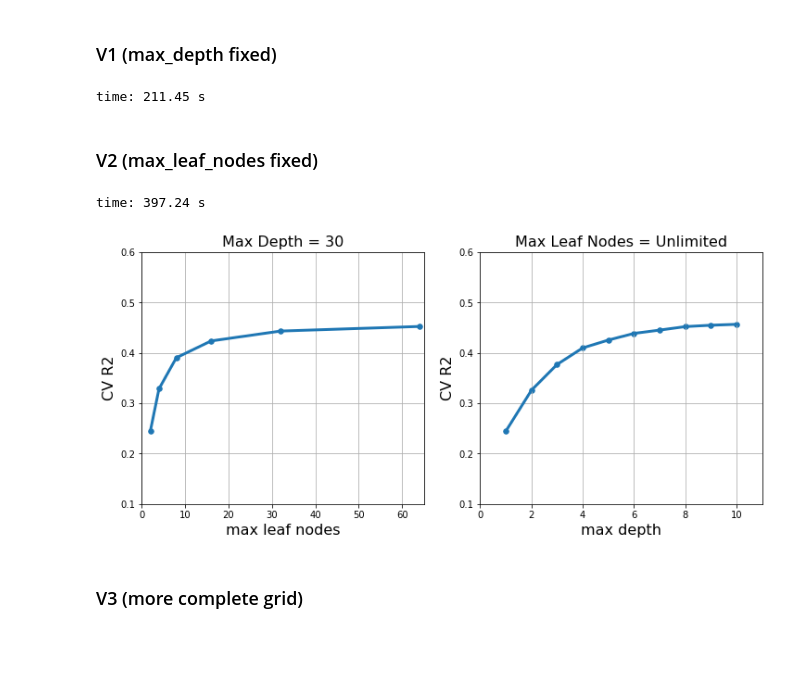
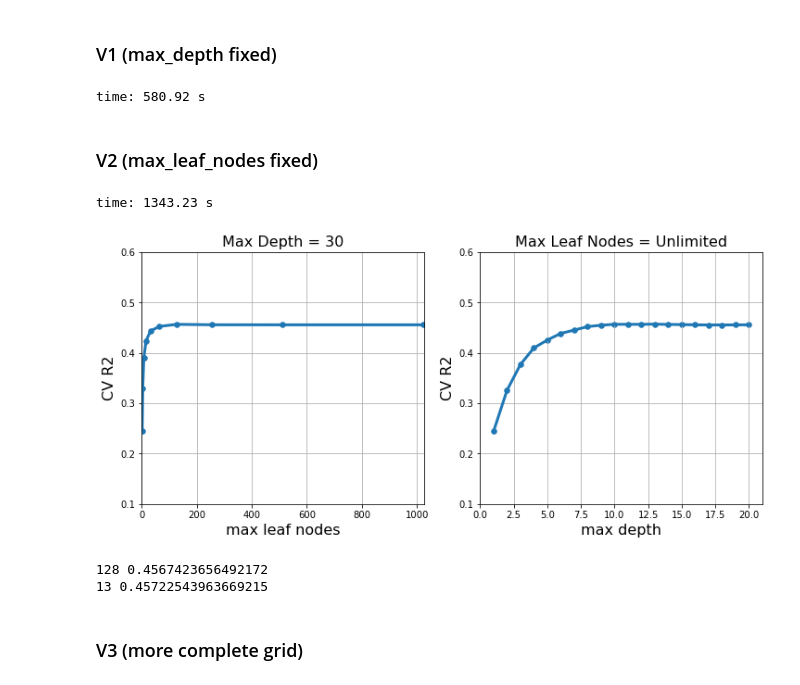
Before and after one commit to paulgrigas/IEOR-142-242-Python-Project, a Jupyter notebook: Lab 5/New_Lab5_v1.ipynb, the cells around one changed output. Cells and saved outputs as stored; diff of their text form; code cells hidden in the pictures; blank space fills up the shorter version.

Commit message:
New plots GBR CV V1 and V2
update logspace and linspace max_depth and max_leaf_nodes

```diff
--- a/Lab 5/New_Lab5_v1.ipynb
+++ b/Lab 5/New_Lab5_v1.ipynb
@@ -253,7 +253,7 @@ OSR2: 0.42805
 ### V1 (max_depth fixed)
 # %%
 grid_values = {'max_depth': [30],
-               'max_leaf_nodes': np.logspace(1, 6, 6, base=2, dtype='int32'), # NEXT: np.logspace(1, 10, 10, base=2, dtype='int32'),
+               'max_leaf_nodes': np.logspace(1, 10, 10, base=2, dtype='int32'), # BEFORE: np.logspace(1, 6, 6, base=2, dtype='int32'),
                'min_samples_leaf': [10],
                'n_estimators': [1000],
                'learning_rate': [0.001],
@@ -268,11 +268,11 @@ gbr_cv1.fit(X_train, y_train)
 toc = time.time()
 print('time:', round(toc-tic, 2),'s')
 # %% [output]
-time: 211.45 s
+time: 580.92 s
 # %% [markdown]
 ### V2 (max_leaf_nodes fixed)
 # %%
-grid_values = {'max_depth': np.linspace(1, 10, 10, dtype='int32'), # NEXT: np.linspace(1, 20, 20, dtype='int32'),
+grid_values = {'max_depth': np.linspace(1, 20, 20, dtype='int32'), # BEFORE: np.linspace(1, 10, 10, dtype='int32'),
                'max_leaf_nodes': [None],
                'min_samples_leaf': [10],
                'n_estimators': [1000],
@@ -288,40 +288,46 @@ gbr_cv2.fit(X_train, y_train)
 toc = time.time()
 print('time:', round(toc-tic, 2),'s')
 # %% [output]
-time: 397.24 s
+time: 1343.23 s
 # %%
 ## V1 plot
 max_leaf_nodes = gbr_cv1.cv_results_['param_max_leaf_nodes'].data
 R2_scores = gbr_cv1.cv_results_['mean_test_score']
 
 plt.figure(figsize=(12, 5))
 
 plt.subplot(1, 2, 1)
 plt.xlabel('max leaf nodes', fontsize=16)
 plt.ylabel('CV R2', fontsize=16)
 plt.scatter(max_leaf_nodes, R2_scores, s=30)
 plt.plot(max_leaf_nodes, R2_scores, linewidth=3)
 plt.grid(True, which='both')
-plt.xlim([0, 65])
+plt.xlim([0, 1025])
 plt.ylim([0.1, 0.6])
 plt.title('Max Depth = 30', fontsize=16)
 
 ## V2 plot
 max_depth = gbr_cv2.cv_results_['param_max_depth'].data
 R2_scores = gbr_cv2.cv_results_['mean_test_score']
 
 plt.subplot(1, 2, 2)
 plt.xlabel('max depth', fontsize=16)
 plt.ylabel('CV R2', fontsize=16)
 plt.scatter(max_depth, R2_scores, s=30)
 plt.plot(max_depth, R2_scores, linewidth=3)
 plt.title('Max Leaf Nodes = Unlimited', fontsize=16)
-plt.xlim([0, 11])
+plt.xlim([0, 21])
 plt.ylim([0.1, 0.6])
 plt.grid(True, which='both')
 plt.show()
 # %% [output]
-[figure, old version]
+[figure, new version]
+# %%
+print(gbr_cv1.best_params_['max_leaf_nodes'], gbr_cv1.best_score_)
+print(gbr_cv2.best_params_['max_depth'], gbr_cv2.best_score_)
+# %% [output]
+128 0.4567423656492172
+13 0.45722543963669215
 # %% [markdown]
 ### V3 (more complete grid)
 # %%
```
